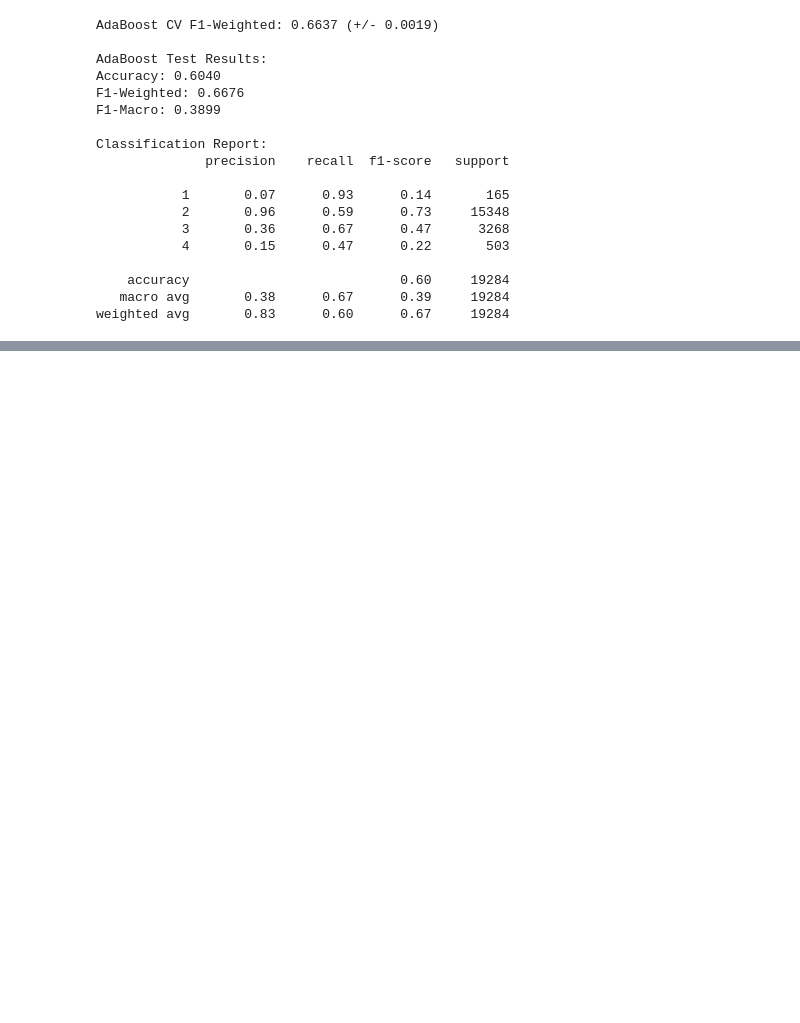
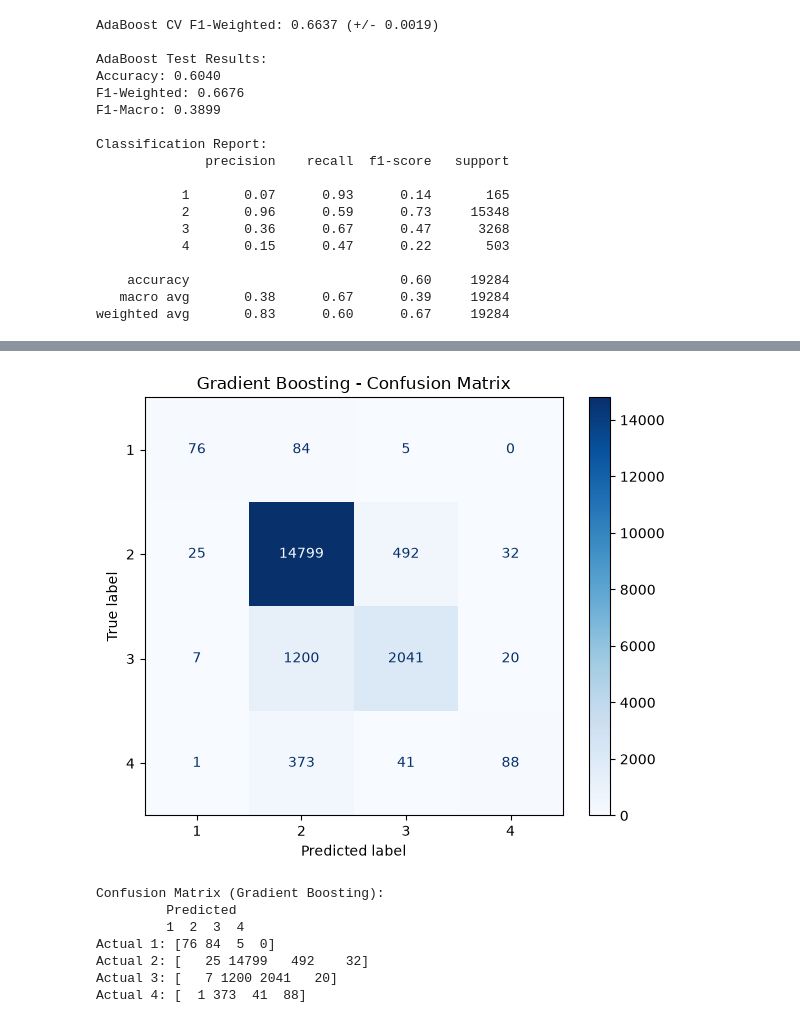
Before and after one commit to HesamMerajifar/Datamining, a Jupyter notebook: Final_Merge.ipynb, the cells around one changed output, grey strips where cells are left out. Saved outputs shown, nothing was run; the diff lists cells and outputs as text; code cells hidden in the pictures; blank space fills up the shorter version.

```diff
--- a/Final_Merge.ipynb
+++ b/Final_Merge.ipynb
@@ -1937,0 +2014,30 @@ weighted avg       0.83      0.60      0.67     19284
+# %%
+from sklearn.metrics import confusion_matrix, ConfusionMatrixDisplay
+import matplotlib.pyplot as plt
+import seaborn as sns
+
+
+cm_gb = confusion_matrix(y_test, y_pred_gb)
+
+fig, ax = plt.subplots(figsize=(6, 5))
+
+disp = ConfusionMatrixDisplay(confusion_matrix=cm_gb, display_labels=gb_model.classes_)
+disp.plot(cmap='Blues', values_format='d', ax=ax)
+ax.set_title('Gradient Boosting - Confusion Matrix')
+plt.tight_layout()
+plt.show()
+
+print("\nConfusion Matrix (Gradient Boosting):")
+print("         Predicted")
+print("         " + "  ".join([str(c) for c in gb_model.classes_]))
+for i, row in enumerate(cm_gb):
+    print(f"Actual {gb_model.classes_[i]}: {row}")
+# %% [output]
+[figure, added]
+Confusion Matrix (Gradient Boosting):
+         Predicted
+         1  2  3  4
+Actual 1: [76 84  5  0]
+Actual 2: [   25 14799   492    32]
+Actual 3: [   7 1200 2041   20]
+Actual 4: [  1 373  41  88]
```
Also changed, not shown: parts of 5 cells of this notebook.
